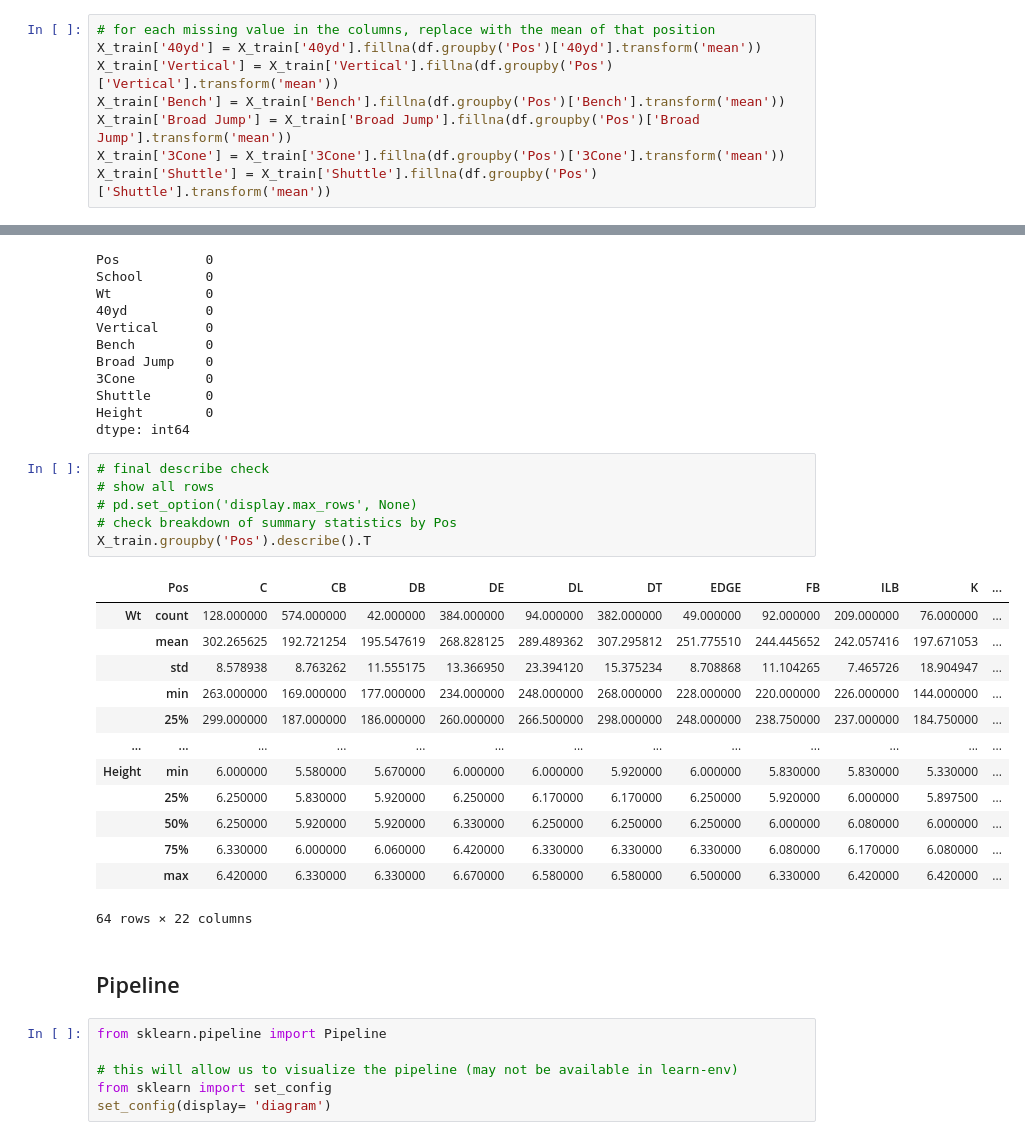
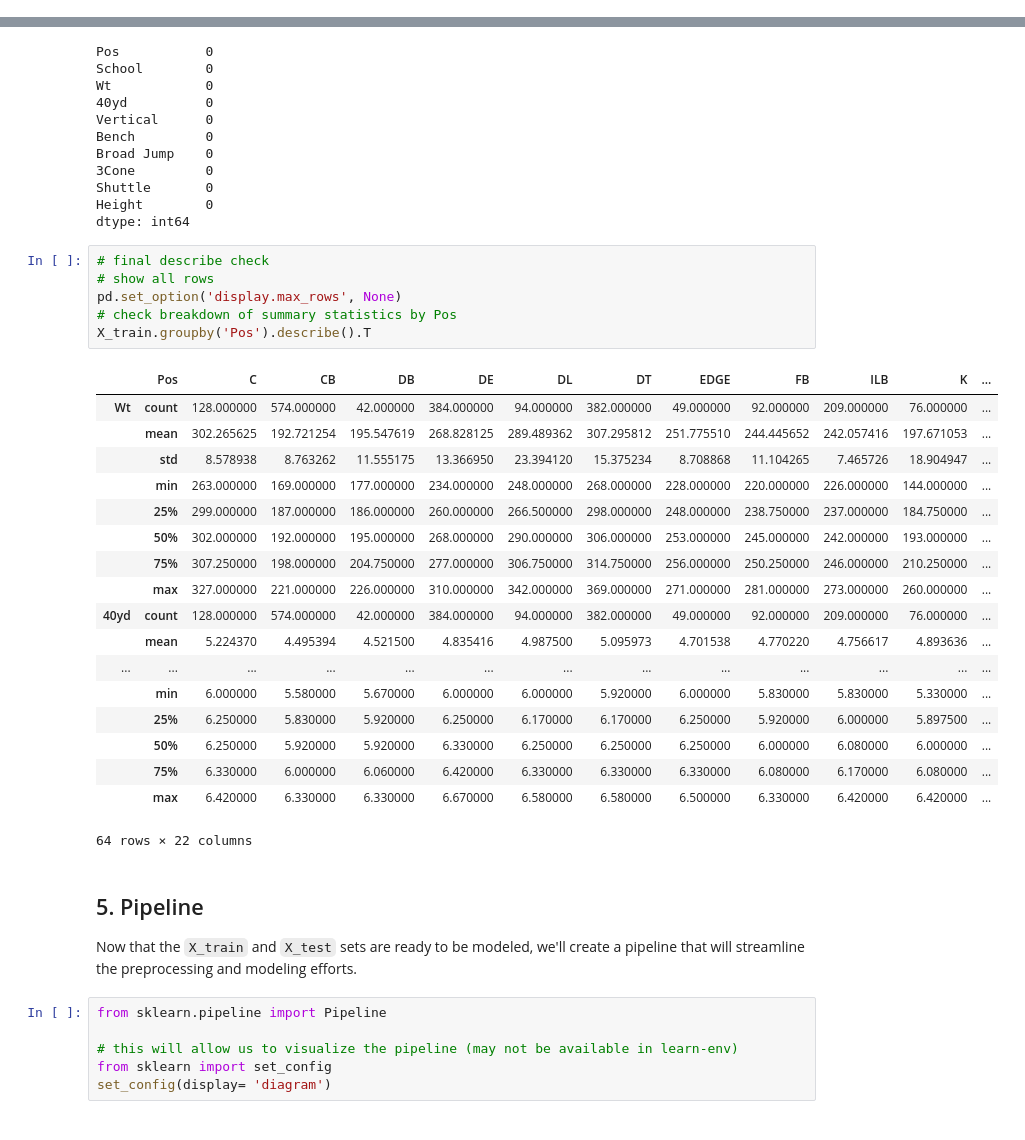
Before and after one commit to eric8395/NFL-Combine-Draft-Classification, a Jupyter notebook: NFL Combine Draft Classification.ipynb, the cells around one changed output, grey strips where cells are left out. Drawn from its saved outputs; the diff is of its cells as text.

```diff
--- a/NFL Combine Draft Classification.ipynb
+++ b/NFL Combine Draft Classification.ipynb
@@ -580,12 +586,4 @@ X_train.head()
 | 6174 | QB | Nebraska | 218.0 | 4.98 | 32.0 | NaN | 115.0 | 7.0 | 4.41 | 6.33 |
 | 7742 | EDGE | Cincinnati | 228.0 | 4.67 | 33.0 | NaN | 120.0 | NaN | 4.37 | 6.42 |
 | 7016 | DL | Ohio State | 264.0 | NaN | NaN | NaN | NaN | NaN | NaN | 6.42 |
-# %%
-# for each missing value in the columns, replace with the mean of that position
-X_train['40yd'] = X_train['40yd'].fillna(df.groupby('Pos')['40yd'].transform('mean'))
-X_train['Vertical'] = X_train['Vertical'].fillna(df.groupby('Pos')['Vertical'].transform('mean'))
-X_train['Bench'] = X_train['Bench'].fillna(df.groupby('Pos')['Bench'].transform('mean'))
-X_train['Broad Jump'] = X_train['Broad Jump'].fillna(df.groupby('Pos')['Broad Jump'].transform('mean'))
-X_train['3Cone'] = X_train['3Cone'].fillna(df.groupby('Pos')['3Cone'].transform('mean'))
-X_train['Shuttle'] = X_train['Shuttle'].fillna(df.groupby('Pos')['Shuttle'].transform('mean'))
 # %%
@@ -738,25 +736,32 @@ dtype: int64
 # %%
 # final describe check
 # show all rows
-# pd.set_option('display.max_rows', None)
+pd.set_option('display.max_rows', None)
 # check breakdown of summary statistics by Pos
 X_train.groupby('Pos').describe().T
 # %% [output]
 |  | Pos | C | CB | DB | DE | DL | DT | EDGE | FB | ILB | K | ... |
 | Wt | count | 128.000000 | 574.000000 | 42.000000 | 384.000000 | 94.000000 | 382.000000 | 49.000000 | 92.000000 | 209.000000 | 76.000000 | ... |
 |  | mean | 302.265625 | 192.721254 | 195.547619 | 268.828125 | 289.489362 | 307.295812 | 251.775510 | 244.445652 | 242.057416 | 197.671053 | ... |
 |  | std | 8.578938 | 8.763262 | 11.555175 | 13.366950 | 23.394120 | 15.375234 | 8.708868 | 11.104265 | 7.465726 | 18.904947 | ... |
 |  | min | 263.000000 | 169.000000 | 177.000000 | 234.000000 | 248.000000 | 268.000000 | 228.000000 | 220.000000 | 226.000000 | 144.000000 | ... |
 |  | 25% | 299.000000 | 187.000000 | 186.000000 | 260.000000 | 266.500000 | 298.000000 | 248.000000 | 238.750000 | 237.000000 | 184.750000 | ... |
+|  | 50% | 302.000000 | 192.000000 | 195.000000 | 268.000000 | 290.000000 | 306.000000 | 253.000000 | 245.000000 | 242.000000 | 193.000000 | ... |
+|  | 75% | 307.250000 | 198.000000 | 204.750000 | 277.000000 | 306.750000 | 314.750000 | 256.000000 | 250.250000 | 246.000000 | 210.250000 | ... |
+|  | max | 327.000000 | 221.000000 | 226.000000 | 310.000000 | 342.000000 | 369.000000 | 271.000000 | 281.000000 | 273.000000 | 260.000000 | ... |
+| 40yd | count | 128.000000 | 574.000000 | 42.000000 | 384.000000 | 94.000000 | 382.000000 | 49.000000 | 92.000000 | 209.000000 | 76.000000 | ... |
+|  | mean | 5.224370 | 4.495394 | 4.521500 | 4.835416 | 4.987500 | 5.095973 | 4.701538 | 4.770220 | 4.756617 | 4.893636 | ... |
 | ... | ... | ... | ... | ... | ... | ... | ... | ... | ... | ... | ... | ... |
-| Height | min | 6.000000 | 5.580000 | 5.670000 | 6.000000 | 6.000000 | 5.920000 | 6.000000 | 5.830000 | 5.830000 | 5.330000 | ... |
+|  | min | 6.000000 | 5.580000 | 5.670000 | 6.000000 | 6.000000 | 5.920000 | 6.000000 | 5.830000 | 5.830000 | 5.330000 | ... |
 |  | 25% | 6.250000 | 5.830000 | 5.920000 | 6.250000 | 6.170000 | 6.170000 | 6.250000 | 5.920000 | 6.000000 | 5.897500 | ... |
 |  | 50% | 6.250000 | 5.920000 | 5.920000 | 6.330000 | 6.250000 | 6.250000 | 6.250000 | 6.000000 | 6.080000 | 6.000000 | ... |
 |  | 75% | 6.330000 | 6.000000 | 6.060000 | 6.420000 | 6.330000 | 6.330000 | 6.330000 | 6.080000 | 6.170000 | 6.080000 | ... |
 |  | max | 6.420000 | 6.330000 | 6.330000 | 6.670000 | 6.580000 | 6.580000 | 6.500000 | 6.330000 | 6.420000 | 6.420000 | ... |
 64 rows × 22 columns
-# %% [markdown]
-## Pipeline
+# %% [markdown]
+## 5. Pipeline
+
+Now that the `X_train` and `X_test` sets are ready to be modeled, we'll create a pipeline that will streamline the preprocessing and modeling efforts.
 # %%
 from sklearn.pipeline import Pipeline
 
```
Also changed, not shown: parts of 58 cells of this notebook.
